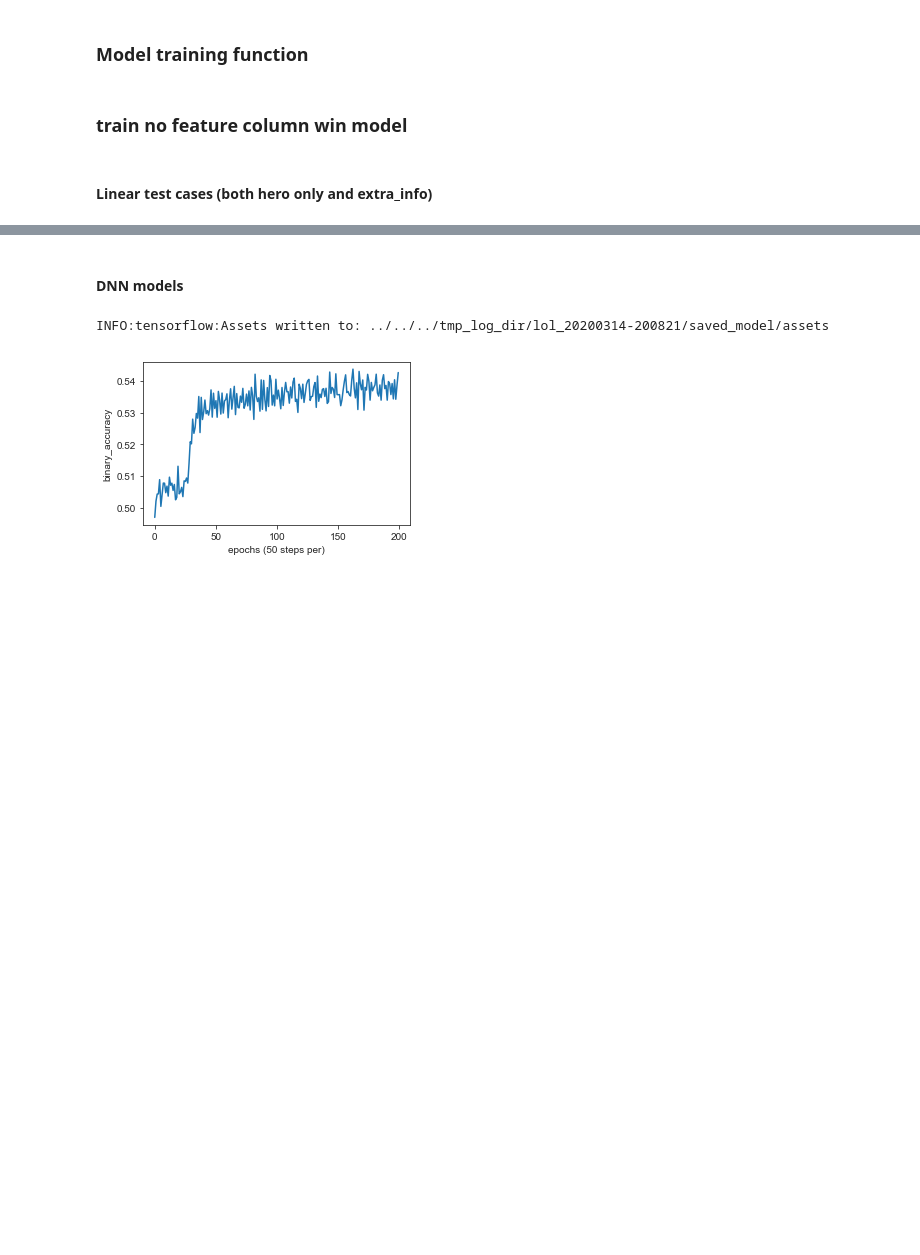
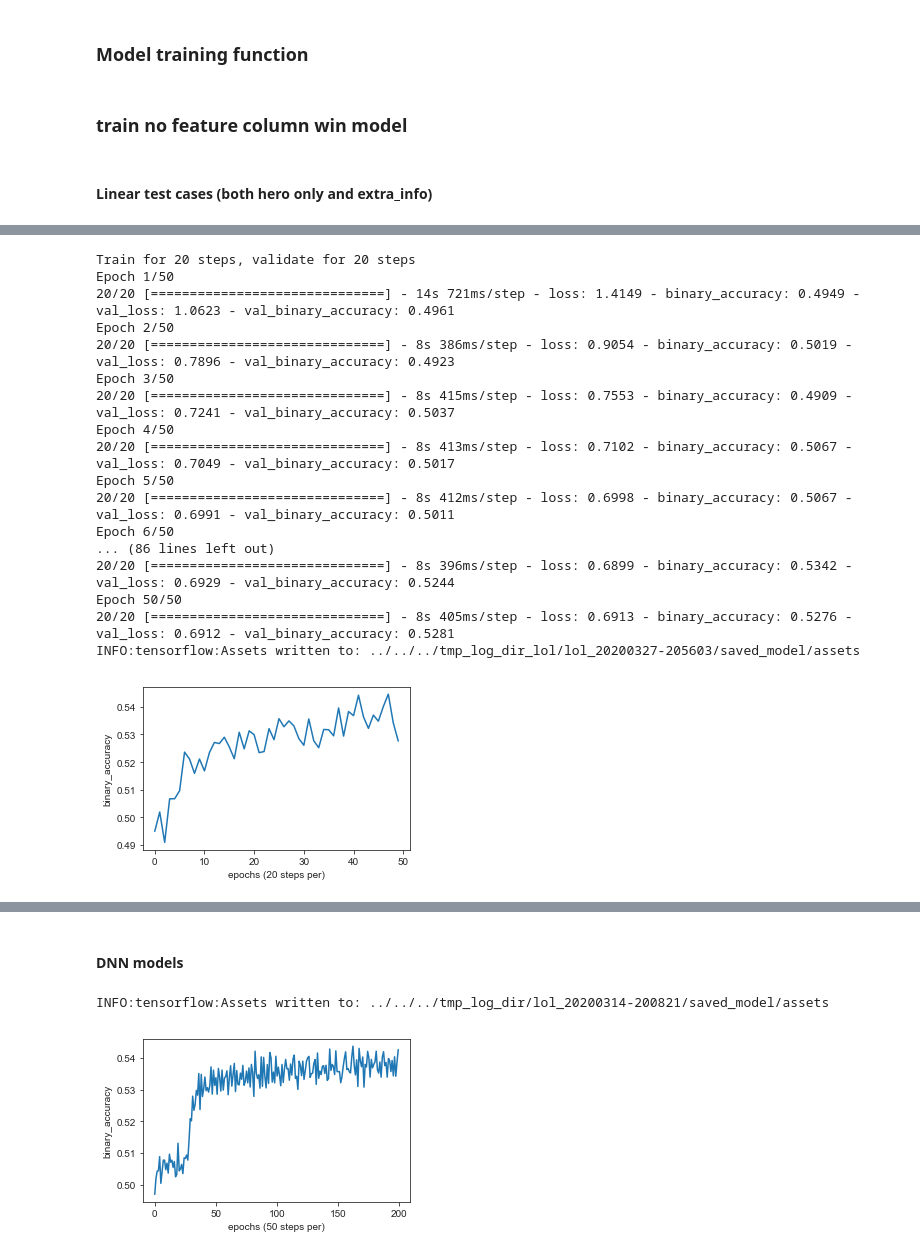
Before and after one commit to JoshEZiegler/MLProjects, a Jupyter notebook: VideoGameDrafting/LeagueOfLegendsProject/LOL_dota2_compat_extra_info_MachineLearning_keras_TF2.ipynb, the cells around one changed output, grey strips where cells are left out. Cells and saved outputs as stored; diff of their text form; code cells hidden in the pictures; blank space fills up the shorter version.

```diff
--- a/VideoGameDrafting/LeagueOfLegendsProject/LOL_dota2_compat_extra_info_MachineLearning_keras_TF2.ipynb
+++ b/VideoGameDrafting/LeagueOfLegendsProject/LOL_dota2_compat_extra_info_MachineLearning_keras_TF2.ipynb
@@ -813,3 +935,34 @@ INFO:tensorflow:Assets written to: ../../../tmp_log_dir/lol_20200314-161703/save
+# %%
+optimizer = tf.keras.optimizers.Adam(learning_rate=0.003)
+history = train_model(
+            optimizer,
+            model_type='linear_extra_info',
+            vocab_len=len(champ_vocab),
+            embedding_dims=[4,4,4,4],#hero,info,tags,stats
+            batch_size=500,
+            epochs=50,
+            training_path=training_file_novocab,
+            validation_path=validation_file_novocab,
+            compression_type='GZIP')
+# %% [output]
+Train for 20 steps, validate for 20 steps
+Epoch 1/50
+20/20 [==============================] - 14s 721ms/step - loss: 1.4149 - binary_accuracy: 0.4949 - val_loss: 1.0623 - val_binary_accuracy: 0.4961
+Epoch 2/50
+20/20 [==============================] - 8s 386ms/step - loss: 0.9054 - binary_accuracy: 0.5019 - val_loss: 0.7896 - val_binary_accuracy: 0.4923
+Epoch 3/50
+20/20 [==============================] - 8s 415ms/step - loss: 0.7553 - binary_accuracy: 0.4909 - val_loss: 0.7241 - val_binary_accuracy: 0.5037
+Epoch 4/50
+20/20 [==============================] - 8s 413ms/step - loss: 0.7102 - binary_accuracy: 0.5067 - val_loss: 0.7049 - val_binary_accuracy: 0.5017
+Epoch 5/50
+20/20 [==============================] - 8s 412ms/step - loss: 0.6998 - binary_accuracy: 0.5067 - val_loss: 0.6991 - val_binary_accuracy: 0.5011
+Epoch 6/50
+... (86 lines left out)
+20/20 [==============================] - 8s 396ms/step - loss: 0.6899 - binary_accuracy: 0.5342 - val_loss: 0.6929 - val_binary_accuracy: 0.5244
+Epoch 50/50
+20/20 [==============================] - 8s 405ms/step - loss: 0.6913 - binary_accuracy: 0.5276 - val_loss: 0.6912 - val_binary_accuracy: 0.5281
+INFO:tensorflow:Assets written to: ../../../tmp_log_dir_lol/lol_20200327-205603/saved_model/assets
+[figure, added]
 # %%
 optimizer = tf.keras.optimizers.Adam(learning_rate=0.004)
 history = train_model(
```
Also changed, not shown: parts of 11 cells of this notebook.
